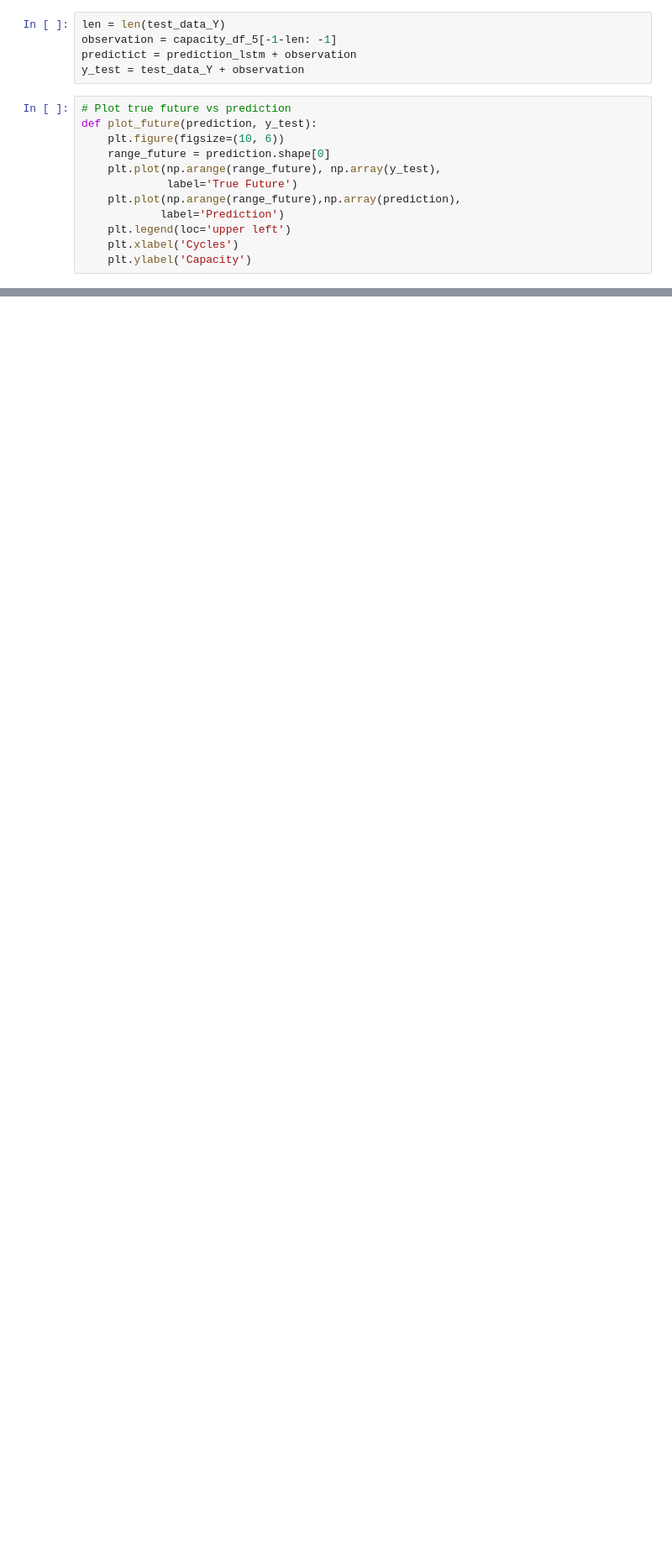
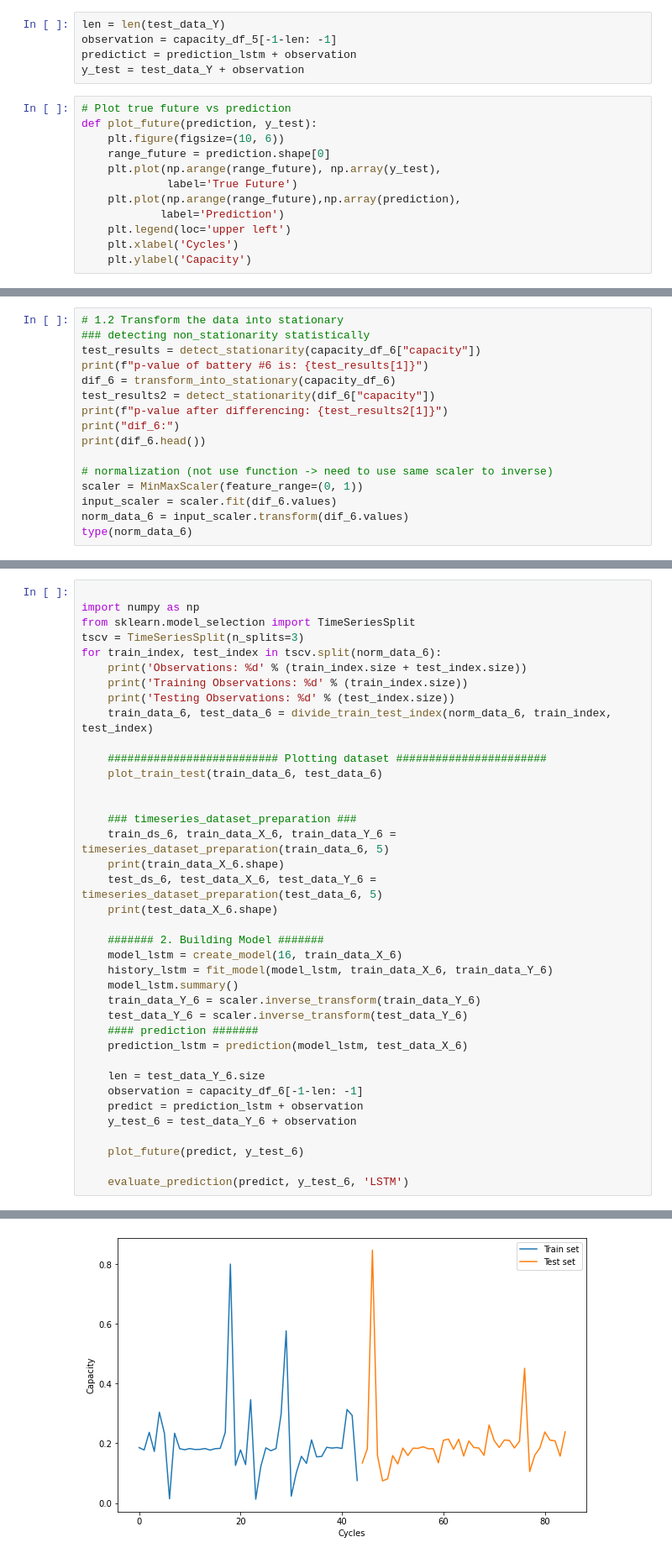
Before and after one commit to HaidaLu/PredictiveMaintenance, a Jupyter notebook: BatteryCapacityForecasting.ipynb, the cells around one changed output, grey strips where cells are left out. Shown at 84% size. Cells and saved outputs as stored; diff of their text form; blank space fills up the shorter version.

```diff
--- a/BatteryCapacityForecasting.ipynb
+++ b/BatteryCapacityForecasting.ipynb
@@ -623,0 +784,16 @@ Root Mean Square Error:  0.011489099185031645
+# %%
+# 1.2 Transform the data into stationary
+### detecting non_stationarity statistically
+test_results = detect_stationarity(capacity_df_6["capacity"])
+print(f"p-value of battery #6 is: {test_results[1]}")
+dif_6 = transform_into_stationary(capacity_df_6)
+test_results2 = detect_stationarity(dif_6["capacity"])
+print(f"p-value after differencing: {test_results2[1]}")
+print("dif_6:")
+print(dif_6.head())
+
+# normalization (not use function -> need to use same scaler to inverse)
+scaler = MinMaxScaler(feature_range=(0, 1))
+input_scaler = scaler.fit(dif_6.values)
+norm_data_6 = input_scaler.transform(dif_6.values)
+type(norm_data_6)
@@ -623,0 +811,39 @@ Root Mean Square Error:  0.011489099185031645
+# %%
+
+import numpy as np
+from sklearn.model_selection import TimeSeriesSplit
+tscv = TimeSeriesSplit(n_splits=3)
+for train_index, test_index in tscv.split(norm_data_6):
+    print('Observations: %d' % (train_index.size + test_index.size))
+    print('Training Observations: %d' % (train_index.size))
+    print('Testing Observations: %d' % (test_index.size))
+    train_data_6, test_data_6 = divide_train_test_index(norm_data_6, train_index, test_index)
+
+    ########################## Plotting dataset #######################
+    plot_train_test(train_data_6, test_data_6)
+
+
+    ### timeseries_dataset_preparation ###
+    train_ds_6, train_data_X_6, train_data_Y_6 = timeseries_dataset_preparation(train_data_6, 5)
+    print(train_data_X_6.shape)
+    test_ds_6, test_data_X_6, test_data_Y_6 = timeseries_dataset_preparation(test_data_6, 5)
+    print(test_data_X_6.shape)
+
+    ####### 2. Building Model #######
+    model_lstm = create_model(16, train_data_X_6)
+    history_lstm = fit_model(model_lstm, train_data_X_6, train_data_Y_6)
+    model_lstm.summary()
+    train_data_Y_6 = scaler.inverse_transform(train_data_Y_6)
+    test_data_Y_6 = scaler.inverse_transform(test_data_Y_6)
+    #### prediction #######
+    prediction_lstm = prediction(model_lstm, test_data_X_6)
+
+    len = test_data_Y_6.size
+    observation = capacity_df_6[-1-len: -1]
+    predict = prediction_lstm + observation
+    y_test_6 = test_data_Y_6 + observation
+
+    plot_future(predict, y_test_6)
+
+    evaluate_prediction(predict, y_test_6, 'LSTM')
+# %% [output]
@@ -623,0 +867 @@ Root Mean Square Error:  0.011489099185031645
+[figure, added]
```
Also changed, not shown: parts of 38 cells of this notebook.
